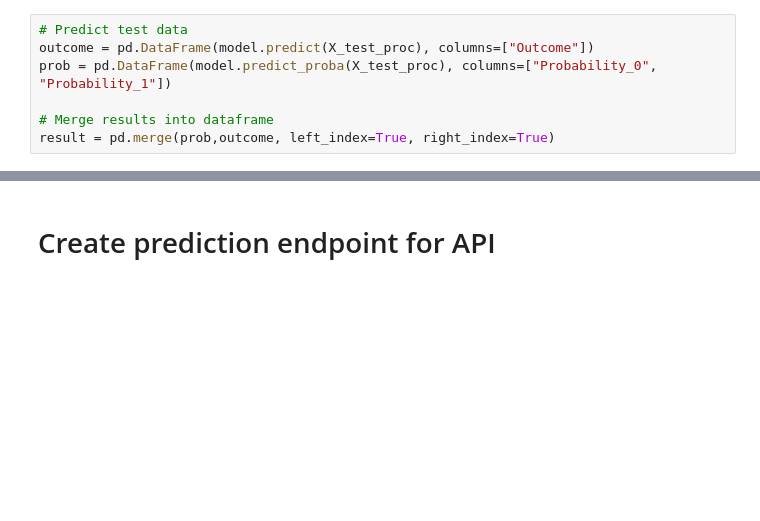
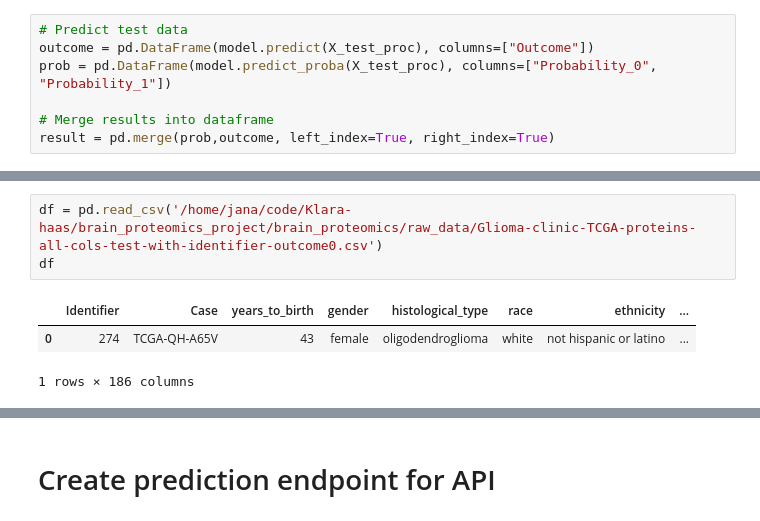
Before and after one commit to Klara-haas/brain_proteomics, a Jupyter notebook: api/jfschulz_notebooks/jfschulz_api.ipynb, the cells around one changed output, grey strips where cells are left out. Saved outputs shown, nothing was run; the diff lists cells and outputs as text; blank space fills up the shorter version.

```diff
--- a/api/jfschulz_notebooks/jfschulz_api.ipynb
+++ b/api/jfschulz_notebooks/jfschulz_api.ipynb
@@ -342,0 +456,7 @@ result = pd.merge(prob,outcome, left_index=True, right_index=True)
+# %%
+df = pd.read_csv('/home/jana/code/Klara-haas/brain_proteomics_project/brain_proteomics/raw_data/Glioma-clinic-TCGA-proteins-all-cols-test-with-identifier-outcome0.csv')
+df
+# %% [output]
+|  | Identifier | Case | years_to_birth | gender | histological_type | race | ethnicity | ... |
+| 0 | 274 | TCGA-QH-A65V | 43 | female | oligodendroglioma | white | not hispanic or latino | ... |
+1 rows × 186 columns
```
Also changed, not shown: parts of 14 cells of this notebook, 7 other files.
